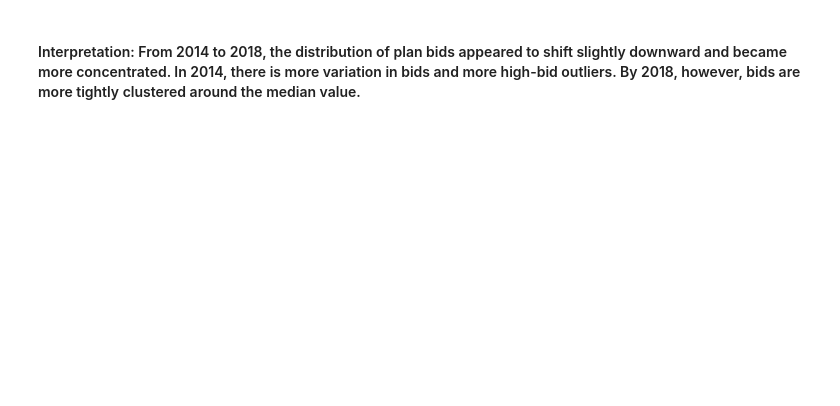
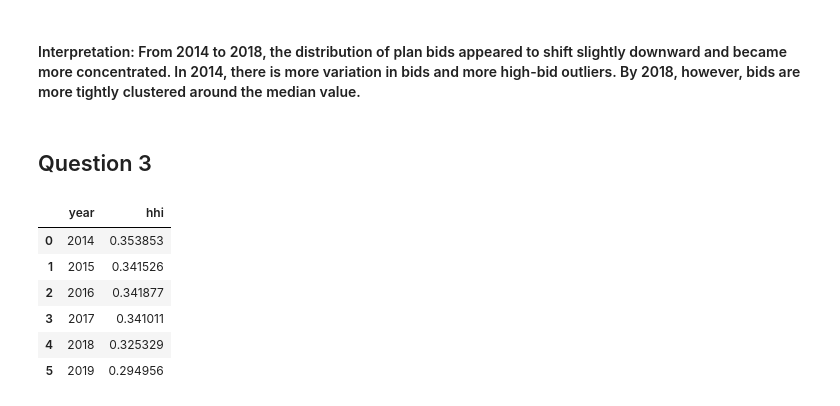
Before and after one commit to gianadanzilo/Danzilo_G_HW_2, a Jupyter notebook: Danzilo_G_HW_2_1.ipynb, the cells around one changed output. Drawn from its saved outputs; the diff is of its cells as text; code cells hidden in the pictures; blank space fills up the shorter version.

```diff
--- a/Danzilo_G_HW_2_1.ipynb
+++ b/Danzilo_G_HW_2_1.ipynb
@@ -184,2 +188,41 @@ plt.show()
 # %% [markdown]
 #### Interpretation: From 2014 to 2018, the distribution of plan bids appeared to shift slightly downward and became more concentrated. In 2014, there is more variation in bids and more high-bid outliers. By 2018, however, bids are more tightly clustered around the median value.
+# %% [markdown]
+## Question 3
+# %%
+# pick the enrollment measure
+enroll_col = 'avg_enrollment'
+
+# total MA enrollment per county-year market
+data['total_ma_enroll'] = (
+    data.groupby(['ssa', 'year'])[enroll_col]
+        .transform('sum')
+)
+
+# market share + HHI pieces
+data['share'] = data[enroll_col] / data['total_ma_enroll']
+data['share_sq'] = data['share'] ** 2
+
+# county-year HHI
+hhi_county = (
+    data.groupby(['ssa', 'year'])['share_sq']
+        .sum()
+        .reset_index(name='hhi')
+)
+
+# average HHI by year
+avg_hhi = (
+    hhi_county.groupby('year')['hhi']
+        .mean()
+        .reset_index()
+)
+
+avg_hhi
+# %% [output]
+|  | year | hhi |
+| 0 | 2014 | 0.353853 |
+| 1 | 2015 | 0.341526 |
+| 2 | 2016 | 0.341877 |
+| 3 | 2017 | 0.341011 |
+| 4 | 2018 | 0.325329 |
+| 5 | 2019 | 0.294956 |
```
Also changed, not shown: parts of 50 cells of this notebook, 2 other files.
